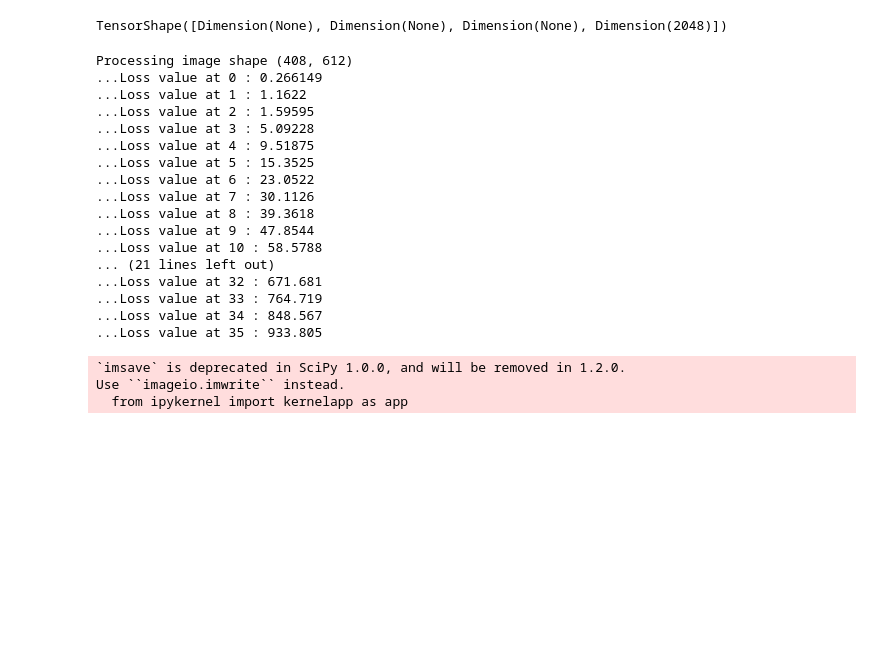
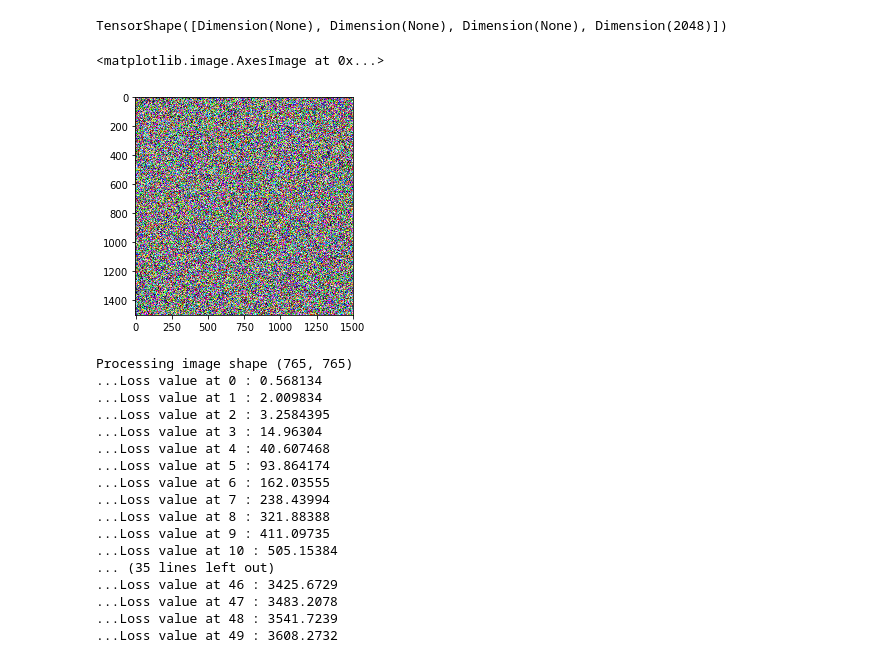
Before and after one commit to flacout/deep-dream-demo, a Jupyter notebook: DeepDream_solution.ipynb, the cells around one changed output. Drawn from its saved outputs; the diff is of its cells as text; code cells hidden in the pictures; blank space fills up the shorter version.

```diff
--- a/DeepDream_solution.ipynb
+++ b/DeepDream_solution.ipynb
@@ -283,5 +283,11 @@ activation = l.output
 print(activation.shape)
 # %% [output]
 TensorShape([Dimension(None), Dimension(None), Dimension(None), Dimension(2048)])
+# %%
+noise_input = np.random.random((1500, 1500, 3)) * 20 + 128
+plt.imshow(noise_input)
+# %% [output]
+<matplotlib.image.AxesImage at 0x...>
+[figure, added]
 # %%
 layer_contributions = {
@@ -323,18 +329,16 @@ def gradient_ascent(x, iterations, step, max_loss=None):
     return x
 # %%
 # running gradient ascent of different sceles of image
-##############
-# increase step learning rate for bigga
-step = 0.05
+step = 0.01
 num_octave = 3
 octave_scale = 1.4
 iterations = 50
-##############
-# increase max_loss for bigga
-max_loss = 1000
-base_image_path = './rome.jpg'
+max_loss = 10000
+base_image_path = './dream/rome.jpg'
 
-img = preprocess_image(base_image_path)
+#img = preprocess_image(base_image_path)
+img = np.expand_dims(noise_input, axis=0)
+img = inception_v3.preprocess_input(img)
 original_shape = img.shape[1:3]
 successive_shapes = [original_shape]
 for i in range(1, num_octave):
@@ -344,6 +348,7 @@ successive_shapes = successive_shapes[::-1]
 original_img = np.copy(img)
 shrunk_original_img = resize_img(img, successive_shapes[0]) # srunk to first scale
 
+
 for shape in successive_shapes:
     print('Processing image shape', shape)
     img = resize_img(img, shape)
@@ -351,32 +356,30 @@ for shape in successive_shapes:
                           iterations=iterations,
                           step=step,
                           max_loss=max_loss)
+    break
 #     upscaled_shrunk_original_img = resize_img(shrunk_original_img, shape)
 #     same_size_original = resize_img(original_img, shape)
 #     lost_detail = same_size_original - upscaled_shrunk_original_img
 #     img += lost_detail
 #     shrunk_original_img = resize_img(original_img, shape)
-    save_img(img, fname='dream_at_scale_' + str(shape) + '.png')
-    break
+#    save_img(img, fname='dream_at_scale_' + str(shape) + '.png')
+
 save_img(img, fname='final_dream.png')
 # %% [output]
-Processing image shape (408, 612)
-...Loss value at 0 : 0.266149
-...Loss value at 1 : 1.1622
-...Loss value at 2 : 1.59595
-...Loss value at 3 : 5.09228
-...Loss value at 4 : 9.51875
-...Loss value at 5 : 15.3525
-...Loss value at 6 : 23.0522
-...Loss value at 7 : 30.1126
-...Loss value at 8 : 39.3618
-...Loss value at 9 : 47.8544
-...Loss value at 10 : 58.5788
-... (21 lines left out)
-...Loss value at 32 : 671.681
-...Loss value at 33 : 764.719
-...Loss value at 34 : 848.567
-...Loss value at 35 : 933.805
+Processing image shape (765, 765)
+...Loss value at 0 : 0.568134
+...Loss value at 1 : 2.009834
+...Loss value at 2 : 3.2584395
+...Loss value at 3 : 14.96304
+...Loss value at 4 : 40.607468
+...Loss value at 5 : 93.864174
+...Loss value at 6 : 162.03555
+...Loss value at 7 : 238.43994
+...Loss value at 8 : 321.88388
+...Loss value at 9 : 411.09735
+...Loss value at 10 : 505.15384
+... (35 lines left out)
+...Loss value at 46 : 3425.6729
+...Loss value at 47 : 3483.2078
+...Loss value at 48 : 3541.7239
+...Loss value at 49 : 3608.2732
-`imsave` is deprecated in SciPy 1.0.0, and will be removed in 1.2.0.
-Use ``imageio.imwrite`` instead.
-  from ipykernel import kernelapp as app
```
Also changed, not shown: parts of 6 cells of this notebook.
